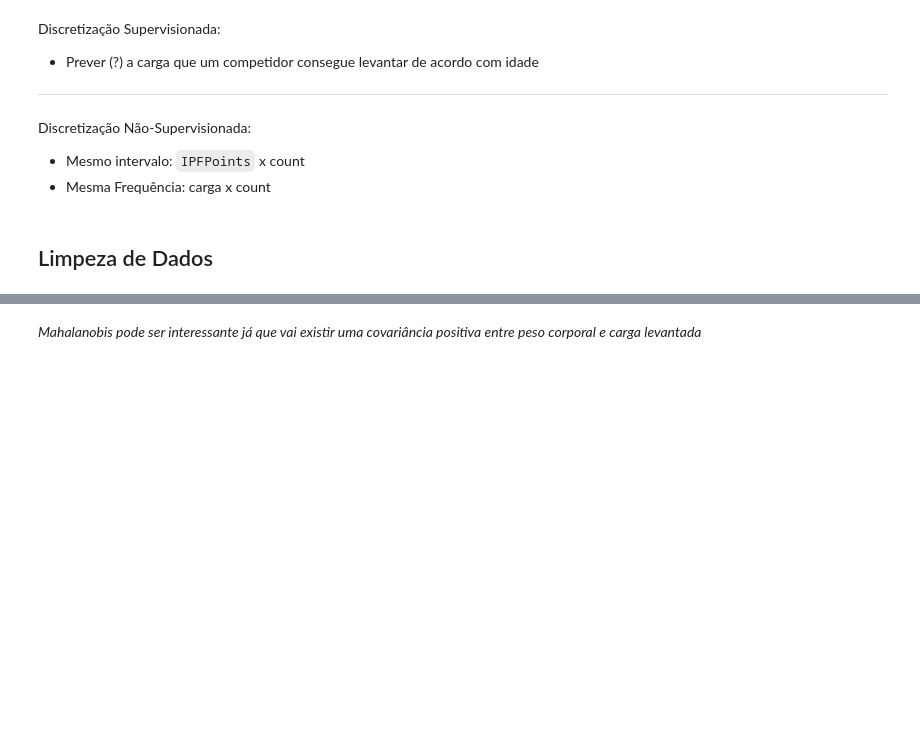
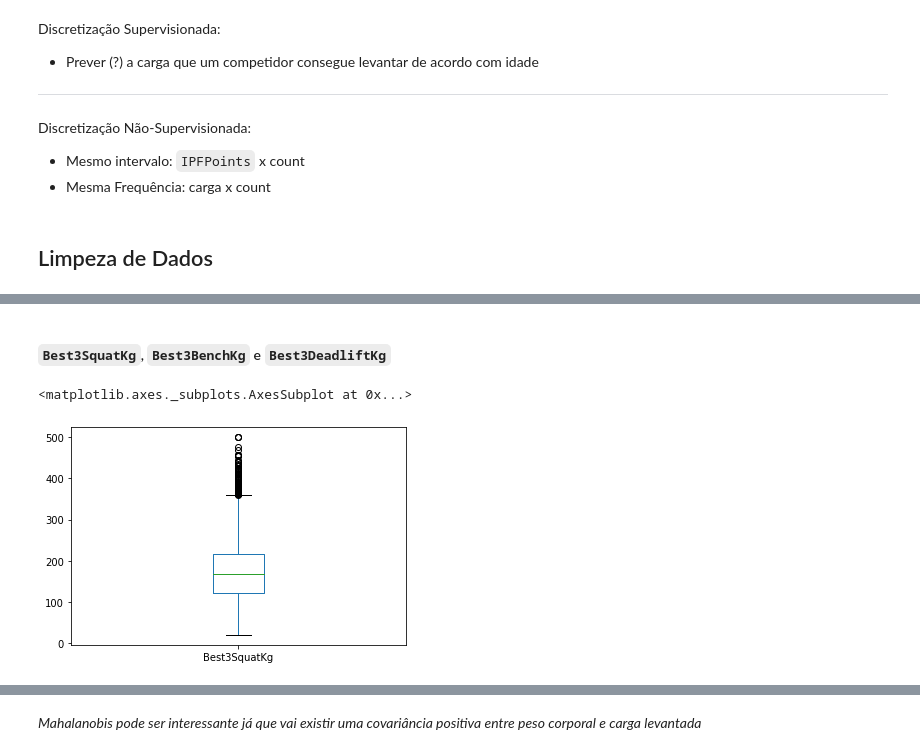
Before and after one commit to RafaelBNN/if697, a Jupyter notebook: ProjetoIF697.ipynb, the cells around one changed output, grey strips where cells are left out. Drawn from its saved outputs; the diff is of its cells as text; code cells hidden in the pictures; blank space fills up the shorter version.

```diff
--- a/ProjetoIF697.ipynb
+++ b/ProjetoIF697.ipynb
@@ -698,0 +764,7 @@ Discretização Não-Supervisionada:
+# %% [markdown]
+#### `Best3SquatKg`, `Best3BenchKg` e `Best3DeadliftKg`
+# %%
+df['Best3SquatKg'].plot.box()
+# %% [output]
+<matplotlib.axes._subplots.AxesSubplot at 0x...>
+[figure, added]
```
Also changed, not shown: parts of 23 cells of this notebook.
